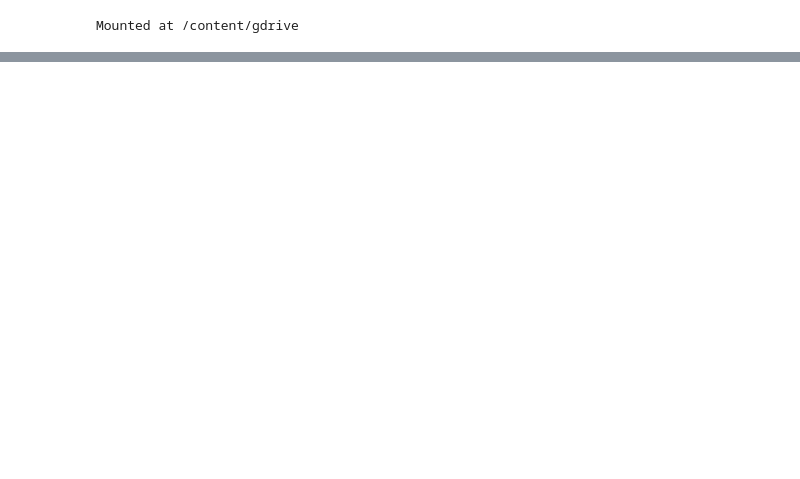
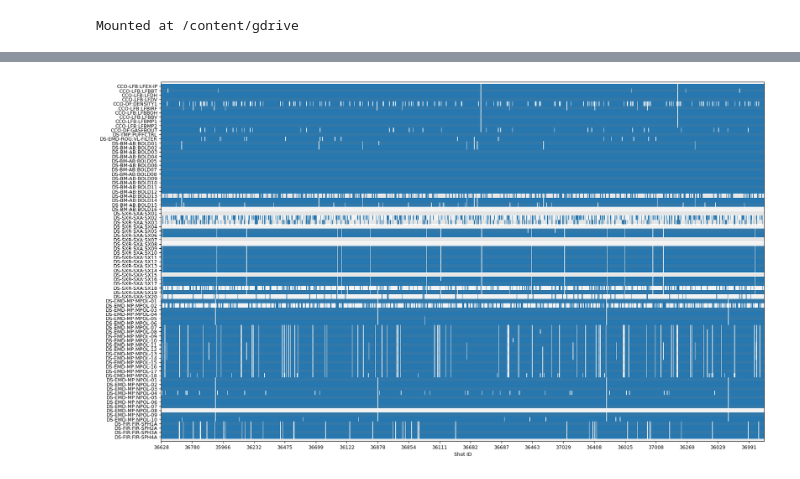
Before and after one commit to sipocz/Zindi, a Jupyter notebook: Zindi_231018.ipynb, the cells around one changed output, grey strips where cells are left out. Cells and saved outputs as stored; diff of their text form; code cells hidden in the pictures; blank space fills up the shorter version.

```diff
--- a/Zindi_231018.ipynb
+++ b/Zindi_231018.ipynb
@@ -114,0 +105,41 @@ Text(0.5, 0, 'Time(s)')
+# %%
+# set a tag list to check health
+tags = ["CCO-LFB:LFEX-IP", "CCO-LFB:LFBBT", "CCO-LFB:LFDH", "CCO-LFB:LFDV", "CCO-DF:DENSITY1", "CCO-LFB:LFBIRF",
+        "CCO-LFB:LFBBOH", "CCO-LFB:LFBBV", "CCO-LFB:LFBMP1", "CCO-LFB:LFBMP2", "CCO-DF:GASFBOUT", "DS-TMP:PUFFCTRL",
+        "DS-EMD-ROG:VL-FILTER"]
+tags += ["DS-BM-AB:BOLD%02d" % channel_id for channel_id in range(1, 17)]
+tags += ["DS-SXR-SXA:SX%02d" % channel_id for channel_id in range(1, 21)]
+tags += ["DS-EMD-MP:MPOL-%02d" % channel_id for channel_id in range(1, 19)]
+tags += ["DS-EMD-MP:NPOL-%02d" % channel_id for channel_id in range(1, 11)]
+tags += ["DS-FIR:FIR-SPH%1dA" % channel_id for channel_id in range(1, 5)]
+
+# collect the validity flag of each tag for each shot in to an aray
+valid_array = np.zeros([len(tags), len(shot_list)])
+for i, shot_id in enumerate(shot_list):
+    shot_tags = file_repo.get_tag_list(shot_id)
+    shot_labels = file_repo.read_labels(shot_id)
+    for j, tag in enumerate(tags):
+        if tag in shot_labels:
+            valid_array[j, i] = shot_labels[tag]
+
+# plot the data health figure
+font = {'family': 'Ariel',
+        'size': '9'}
+plt.rc('font', **font)
+f = plt.figure(figsize=[20, 12])
+ax = f.add_subplot(111)
+for i, tag in enumerate(tags):
+    for j, shot_id in enumerate(shot_list):
+        if valid_array[i, j] == 1:
+            rect = plt.Rectangle((j-0.5, len(tags)-i-1.5), 1, 1)
+            ax.add_patch(rect)
+ax.set_xlabel("Shot ID")
+ax.set_xlim([0, len(shot_list)])
+ax.set_xticks(np.arange(0, len(shot_list), 50))
+ax.set_xticklabels(np.array(shot_list)[np.arange(0, len(shot_list), 50)])
+ax.set_ylim([-1, len(tags)])
+ax.set_yticks(np.arange(len(tags)))
+ax.set_yticklabels(tags[::-1])
+for i in range(-1, len(tags)):
+    ax.plot(ax.get_xlim(), [i, i], color='gray', linewidth=7, alpha=(np.mod(i, 2)+1)*0.1)
+# %% [output]
@@ -114,0 +163 @@ Text(0.5, 0, 'Time(s)')
+[figure, added]
```
Also changed, not shown: parts of 10 cells of this notebook.
